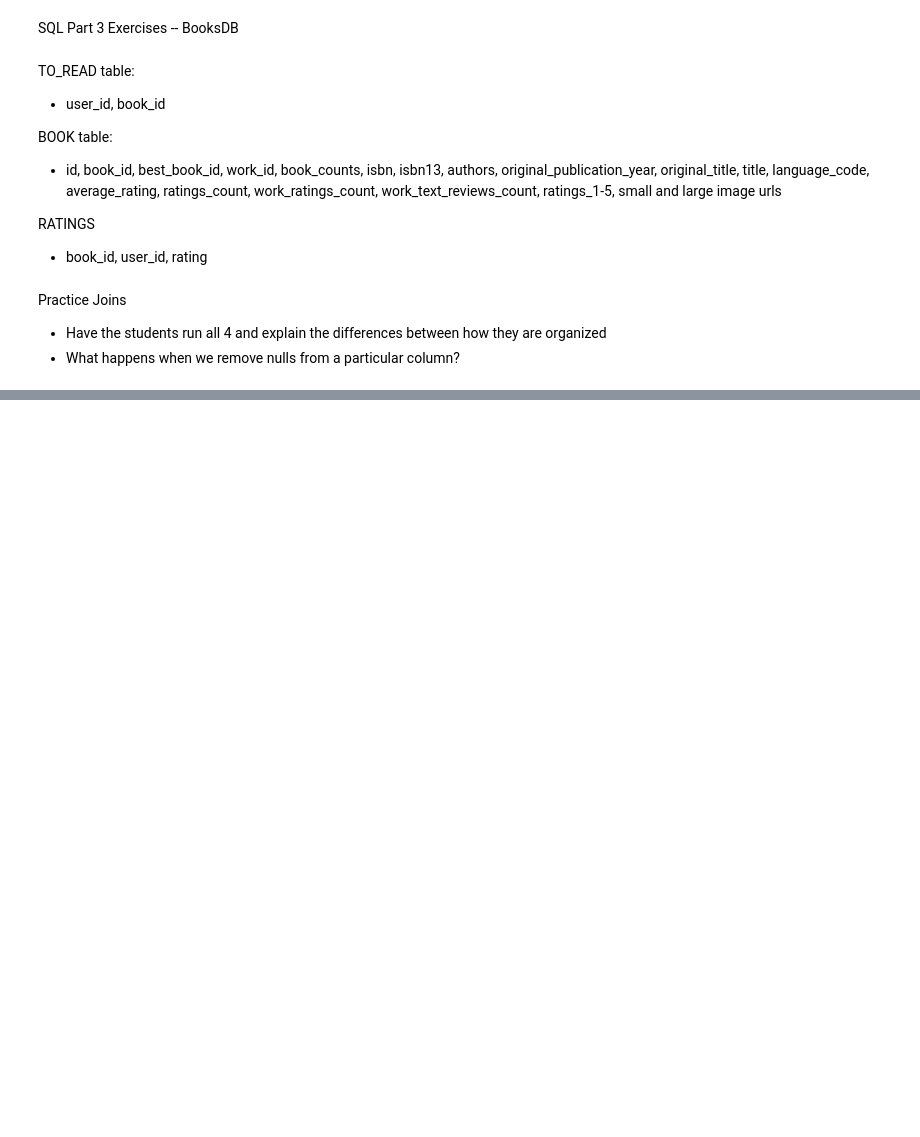
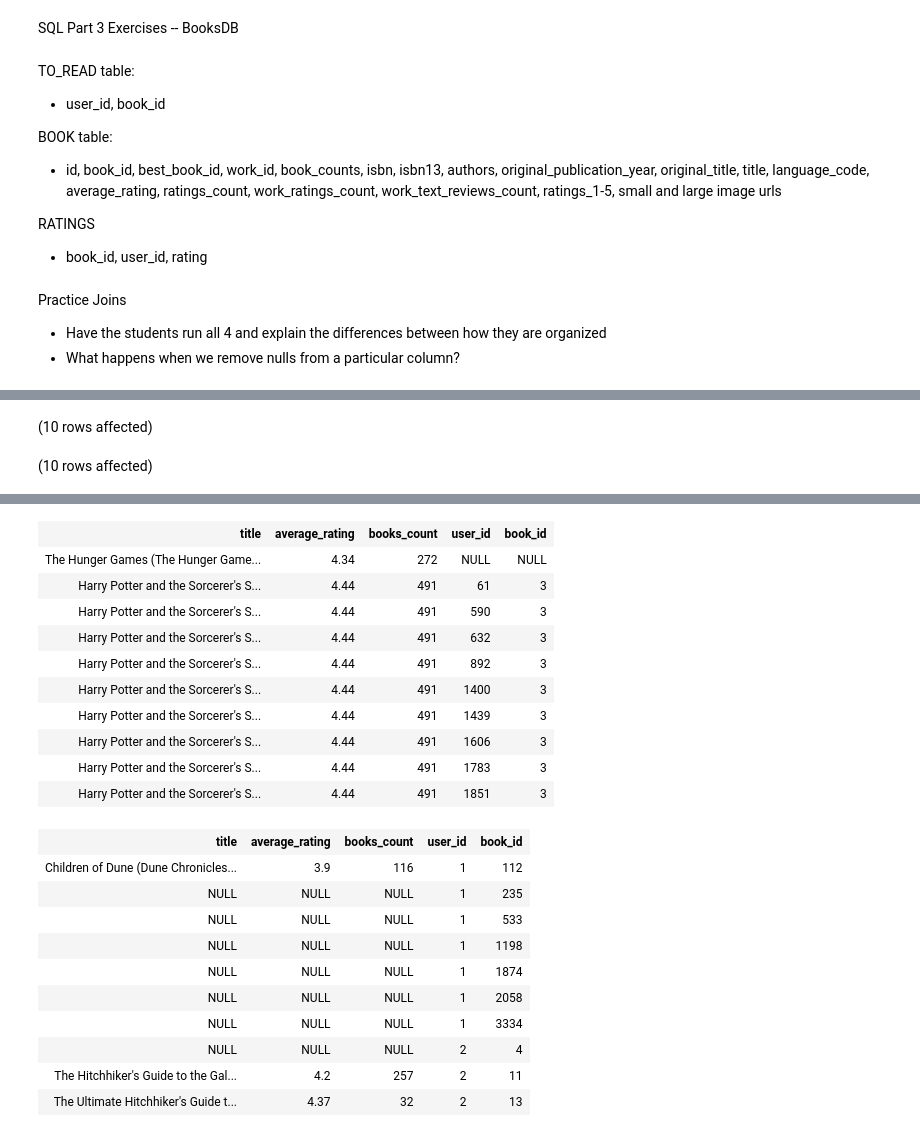
Before and after one commit to yayasanya/SQL-Part-3-Exercises, a Jupyter notebook: SQL-Part-3-Exercises/Notebook-1.ipynb, the cells around one changed output, grey strips where cells are left out. Drawn from its saved outputs; the diff is of its cells as text; code cells hidden in the pictures; blank space fills up the shorter version.

```diff
--- a/SQL-Part-3-Exercises/Notebook-1.ipynb
+++ b/SQL-Part-3-Exercises/Notebook-1.ipynb
@@ -44,0 +95,17 @@ Total execution time: 00:00:09.603
+# %%
+-- FULL JOIN
+SELECT TOP 10 b.title, b.average_rating, b.books_count,tr.user_id, tr.book_id
+FROM BooksDB.dbo.books AS b
+FULL JOIN BooksDB.dbo.to_read AS tr
+ON b.book_id = tr.book_id;
+
+-- FULL JOIN USING 'IS NOT NULL'
+SELECT TOP 10 b.title, b.average_rating, b.books_count,tr.user_id, tr.book_id
+FROM BooksDB.dbo.books AS b
+FULL JOIN BooksDB.dbo.to_read AS tr
+ON b.book_id = tr.book_id
+WHERE tr.book_id IS NOT NULL;
+-- WHERE b.books_count IS NOT NULL;
+# %% [output]
+(10 rows affected)
+(10 rows affected)
@@ -45 +113,23 @@ Total execution time: 00:00:09.603
+| title | average_rating | books_count | user_id | book_id |
+| The Hunger Games (The Hunger Game... | 4.34 | 272 | NULL | NULL |
+| Harry Potter and the Sorcerer's S... | 4.44 | 491 | 61 | 3 |
+| Harry Potter and the Sorcerer's S... | 4.44 | 491 | 590 | 3 |
+| Harry Potter and the Sorcerer's S... | 4.44 | 491 | 632 | 3 |
+| Harry Potter and the Sorcerer's S... | 4.44 | 491 | 892 | 3 |
+| Harry Potter and the Sorcerer's S... | 4.44 | 491 | 1400 | 3 |
+| Harry Potter and the Sorcerer's S... | 4.44 | 491 | 1439 | 3 |
+| Harry Potter and the Sorcerer's S... | 4.44 | 491 | 1606 | 3 |
+| Harry Potter and the Sorcerer's S... | 4.44 | 491 | 1783 | 3 |
+| Harry Potter and the Sorcerer's S... | 4.44 | 491 | 1851 | 3 |
+| title | average_rating | books_count | user_id | book_id |
+| Children of Dune (Dune Chronicles... | 3.9 | 116 | 1 | 112 |
+| NULL | NULL | NULL | 1 | 235 |
+| NULL | NULL | NULL | 1 | 533 |
+| NULL | NULL | NULL | 1 | 1198 |
+| NULL | NULL | NULL | 1 | 1874 |
+| NULL | NULL | NULL | 1 | 2058 |
+| NULL | NULL | NULL | 1 | 3334 |
+| NULL | NULL | NULL | 2 | 4 |
+| The Hitchhiker's Guide to the Gal... | 4.2 | 257 | 2 | 11 |
+| The Ultimate Hitchhiker's Guide t... | 4.37 | 32 | 2 | 13 |
 # %%
```
Also changed, not shown: parts of 13 cells of this notebook.
